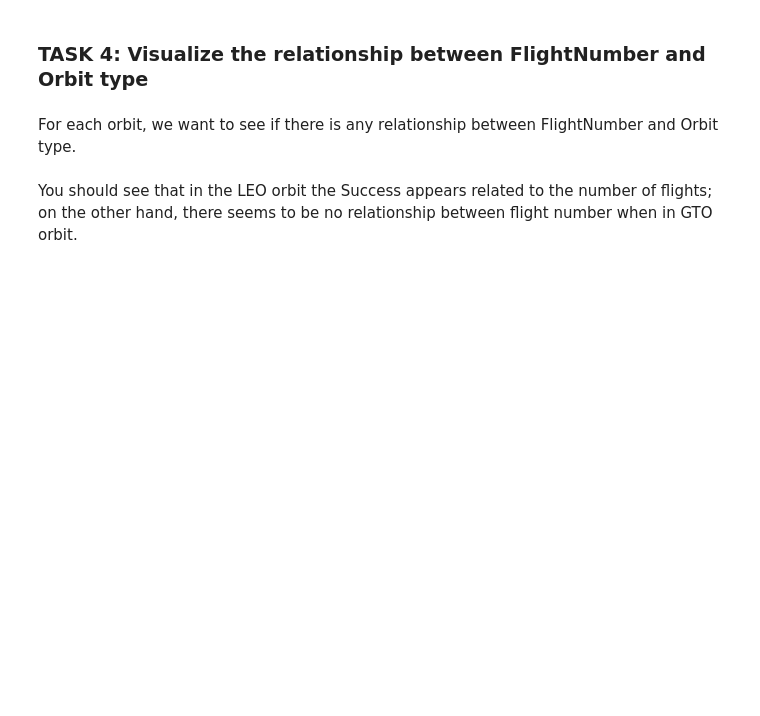
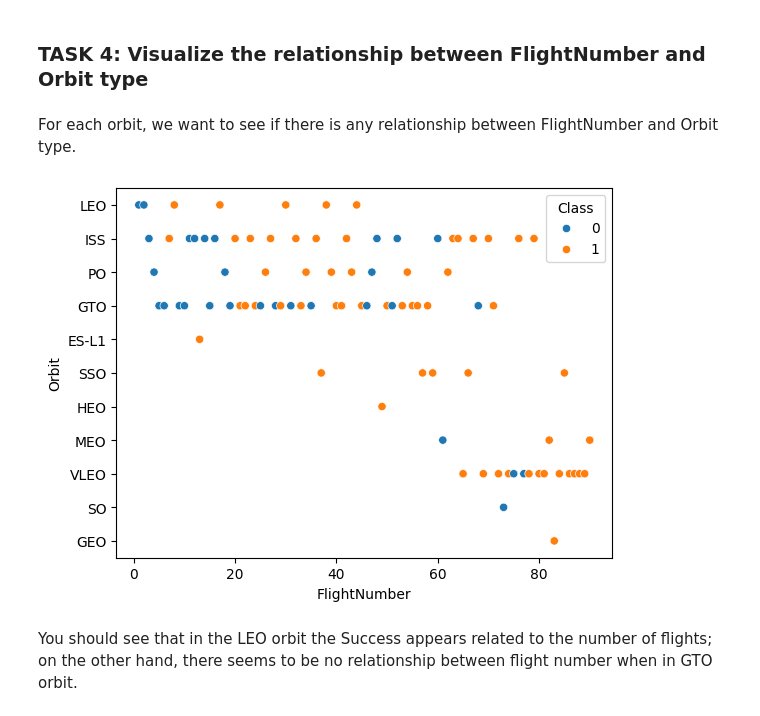
Before and after one commit to marceloimg93/data-science-projects, a Jupyter notebook: chapter 2/jupyter-labs-eda-dataviz-v2.ipynb, the cells around one changed output. Cells and saved outputs as stored; diff of their text form; code cells hidden in the pictures; blank space fills up the shorter version.

```diff
--- a/chapter 2/jupyter-labs-eda-dataviz-v2.ipynb
+++ b/chapter 2/jupyter-labs-eda-dataviz-v2.ipynb
@@ -146,6 +156,15 @@ Analyze the ploted bar chart try to find which orbits have high sucess rate.
 For each orbit, we want to see if there is any relationship between FlightNumber and Orbit type.
 # %%
 # Plot a scatter point chart with x axis to be FlightNumber and y axis to be the Orbit, and hue to be the class value
+sns.scatterplot(
+    data=df,
+    x="FlightNumber",
+    y="Orbit",
+    hue="Class",
+)
+plt.show()
+# %% [output]
+[figure, added]
 # %% [markdown]
 You should see that in the LEO orbit the Success appears related to the number of flights; on the other hand, there seems to be no relationship between flight number when in GTO orbit.
 # %% [markdown]
```
Also changed, not shown: parts of 7 cells of this notebook.
